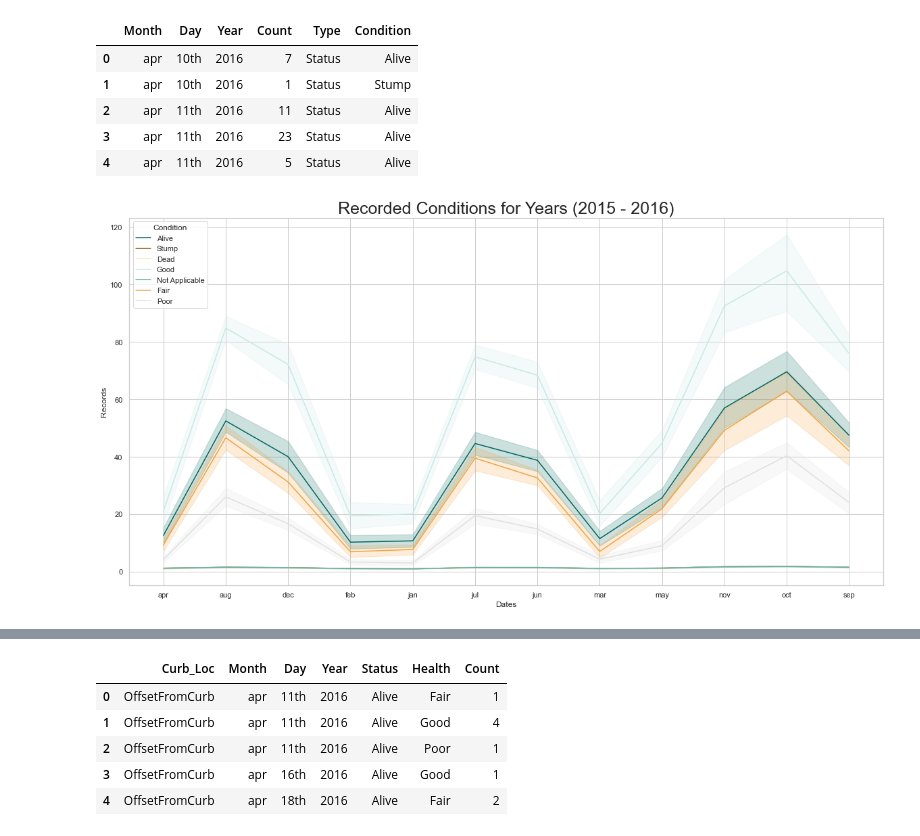
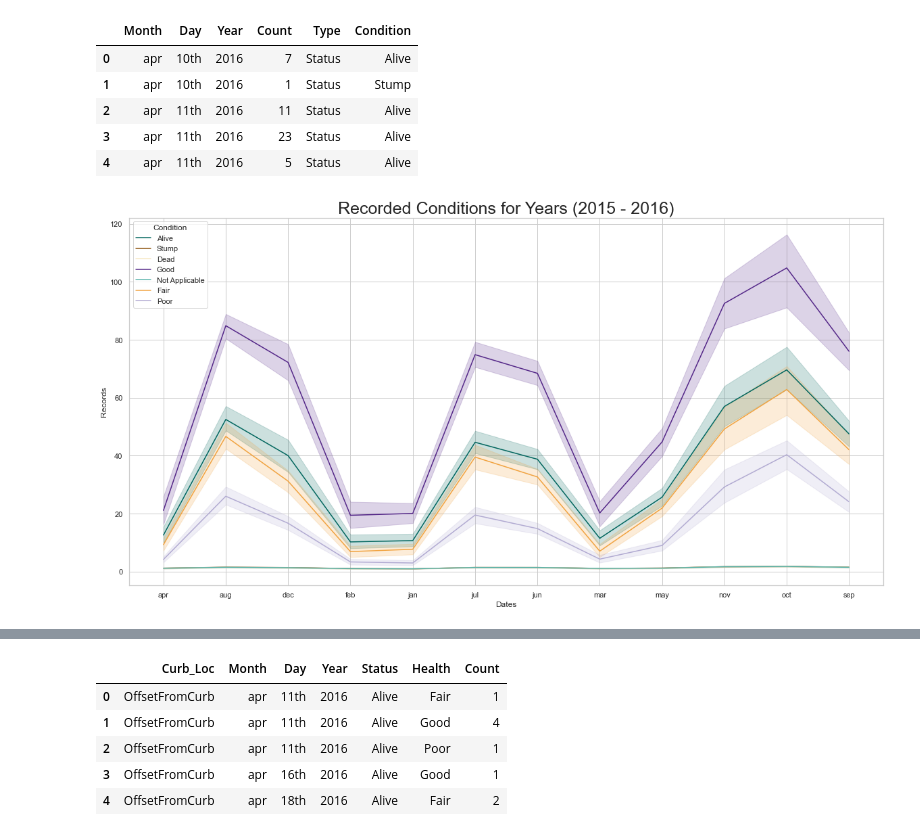
Before and after one commit to MarcellaHarr/ny_street-trees_2015, a Jupyter notebook: exploration-ny-street-trees.ipynb, the cells around one changed output, grey strips where cells are left out. Drawn from its saved outputs; the diff is of its cells as text; code cells hidden in the pictures.

```diff
--- a/exploration-ny-street-trees.ipynb
+++ b/exploration-ny-street-trees.ipynb
@@ -1163,0 +1259,22 @@ nameTable.head()
+# %%
+# Year dictionary for year column
+# Dataset has only has yrs 2015, 2016
+
+yearDict = {2015: '2015', 2016: '2016'}
+
+# map to yr col
+
+subsetFeats1['Year'] = subsetFeats1['Year'].map(yearDict)
+# %%
+# Calculate a mean column of the counts per month/day/yr
+
+monthlyMean = subsetFeats1.groupby('Month')['Count'].mean()
+subsetFeats1['Mean_mth'] = subsetFeats1['Month'].map(monthlyMean)
+
+dailyMean = subsetFeats1.groupby('Day')['Count'].mean()
+subsetFeats1['Mean_day'] = subsetFeats1['Day'].map(dailyMean)
+
+yearlyMean = subsetFeats1.groupby('Year')['Count'].mean()
+subsetFeats1['Mean_yr'] = subsetFeats1['Year'].map(yearlyMean)
+
+subsetFeats1.head()
@@ -1242,7 +1463,7 @@ Name: Created_At, Length: 483, dtype: int64
 # Filter for dates & conditions
 # intakeSubset cols: Created_At / Month, Day, Year, Status, Health
 
-datesConditions = subset(intakeSubset)
+datesConditions = subset(subsetFeats1)
 datesConditions.head()
 # %% [output]
 |  | Month | Day | Year | Status | Health | Count |
@@ -1254,7 +1475,7 @@ datesConditions.head()
 # %%
 # Melt date & conditions
 
-datesByCond = datesConditions.melt(id_vars = ['Month',
+datesConditions = datesConditions.melt(id_vars = ['Month',
                                               'Day',
                                               'Year',
                                               'Count'],
@@ -1262,7 +1483,7 @@ datesByCond = datesConditions.melt(id_vars = ['Month',
                                              'Health'],
                                var_name = "Type",
                                value_name = "Condition")
-datesByCond.head()
+datesConditions.head()
 # %% [output]
 |  | Month | Day | Year | Count | Type | Condition |
 | 0 | apr | 10th | 2016 | 7 | Status | Alive |
@@ -1274,34 +1495,34 @@ datesByCond.head()
 # Visualise when conditions were recorded
 
 # Set figsize
 fig, ax = plt.subplots(1, 1, figsize=(20, 10))
 
 
 # Plot
-sns.lineplot(data = datesByCond,
+sns.lineplot(data = datesConditions,
              x = 'Month',
              y = 'Count',
              hue = 'Condition',
              palette = ['#01665e',
                         '#8c510a',
                         '#f6e8c3',
-                        '#c7eae5',
+                        '#542788',
                         '#5ab4ac',
                         '#f1a340',
-                        '#e0e0e0'])
+                        '#b2abd2'])
 
 
 # Customize fig
 ax.set_xlabel('Dates')
 ax.set_ylabel('Records')
 plt.title('Recorded Conditions for Years (2015 - 2016)',
            size = 25)
 
 
 # Save fig
 # plt.savefig("Recorded Conditions for Two Years")
 
 # Plot fig
 plt.show()
 # %% [output]
-[figure, old version]
+[figure, new version]
```
Also changed, not shown: parts of 156 cells of this notebook.
